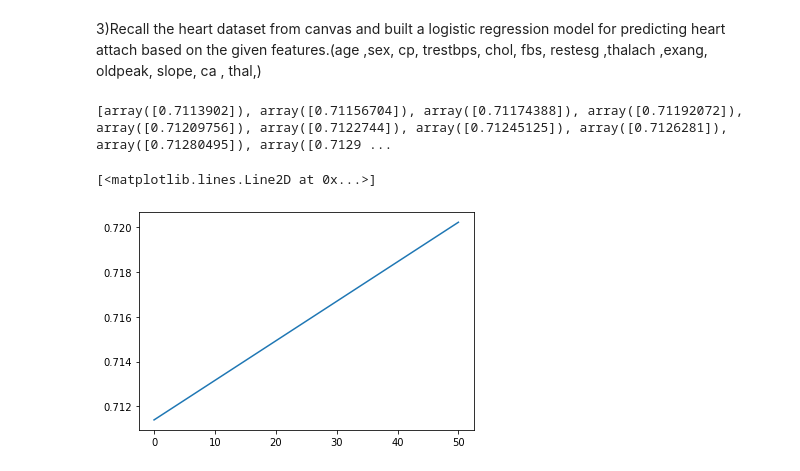
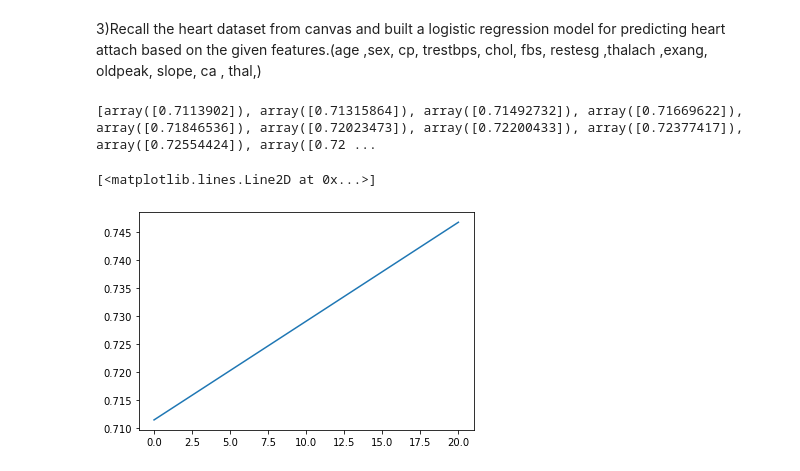
Before and after one commit to 18K41A0247/Assignment-4, a Jupyter notebook: Assignment_4.ipynb, the cells around one changed output. Drawn from its saved outputs; the diff is of its cells as text; code cells hidden in the pictures.

```diff
--- a/Assignment_4.ipynb
+++ b/Assignment_4.ipynb
@@ -230,24 +230,9 @@ w_11=[]
 w_12=[]
 w_13=[]
 w_0=[]
-te=[]
+
 def compute_error(W0, W1, W2, W3, W4, W5, W6, W7, W8, W9, W10, W11, W12, W13, x1, x2, x3, x4, x5, x6, x7, x8, x9, x10, x11, x12, x13, y1):
     totalError = 0
-    x1 = x1
-    x2 = x2
-    x3 = x3
-    x4 = x4
-    x5 = x5
-    x6 = x6
-    x7 = x7
-    x8 = x8
-    x9 = x9
-    x10 = x10
-    x11= x11
-    x12 = x12
-    x13 = x13
-    y1 = y1
-    #print(c,m)
     w_1.append(W1)
     w_2.append(W2)
     w_3.append(W3)
@@ -267,42 +252,11 @@ def compute_error(W0, W1, W2, W3, W4, W5, W6, W7, W8, W9, W10, W11, W12, W13, x1
         a=(1/(1+(np.exp(-1 * a))))
         a = ((y1[i]*np.log2(a))+(1-y1[i])*np.log2(1-a))
         totalError+=(a)
-      #te.append(totalError)
-    #print(te)
-    #err=(np.array(te).sum())
     er.append(-1.0*(totalError/len(x1)))
-    #print(er)
+
 
 def step_gradient(w0_current, w1_current, w2_current, w3_current,w4_current, w5_current, w6_current, w7_current, w8_current, w9_current, w10_current, w11_current, w12_current, w13_current, x1, x2, x3, x4, x5, x6, x7, x8, x9, x10, x11, x12, x13, y1, learningRate):
-    w0_gradient = 0.0
-    w1_gradient = 0.0
-    w2_gradient = 0.0
-    w3_gradient = 0.0
-    w4_gradient = 0.0
-    w5_gradient = 0.0
-    w6_gradient = 0.0
-    w7_gradient = 0.0
-    w8_gradient = 0.0
-    w9_gradient = 0.0
-    w10_gradient = 0.0
-    w11_gradient = 0.0
-    w12_gradient = 0.0
-    w13_gradient = 0.0
     N = float(len(x1))
-    x1 = x1
-    x2 = x2
-    x3 = x3
-    x4 = x4
-    x5 = x5
-    x6 = x6
-    x7 = x7
-    x8 = x8
-    x9 = x9
-    x10 = x10
-    x11 = x11
-    x12 = x12
-    x13 = x13
-    y1 = y1
     wg0=[]
     wg1=[]
     wg2=[]
@@ -363,8 +317,6 @@ def step_gradient(w0_current, w1_current, w2_current, w3_current,w4_current, w5_
         wg13[i] = (x13[i]*(y1[i]-wg13[i]))
 
 
-
-
     w0_gradient=(np.array(wg0).sum())/N
     w1_gradient=(np.array(wg1).sum())/N
     w2_gradient=(np.array(wg2).sum())/N
@@ -413,7 +365,7 @@ def gradient_descent_runner(x1, x2, x3,  x4, x5, x6, x7, x8, x9, x10, x11, x12,
     w13 = starting_w13
     for i in range(num_iterations):
         w0, w1, w2, w3,w4, w5, w6, w7, w8, w9, w10, w11, w12, w13 = step_gradient(w0, w1, w2, w3, w4, w5, w6, w7, w8, w9, w10, w11, w12, w13, x1, x2, x3,x4,x5,x6,x7,x8,x9,x10,x11,x12,x13, y1, learning_rate)
-      #print(c,m)
+
 
 def run():
     data = pd.read_csv('/heart.csv')
@@ -447,35 +399,35 @@ def run():
     x9=np.array(x99)
     x10=np.array(x1010)
     x11=np.array(x1111)
     x12=np.array(x1212)
     x13=np.array(x1313)
     y1=np.array(y11)
     initial_w0 = 1
     initial_w1 = 1
     initial_w2 = 1
     initial_w3 = 1
     initial_w4 = 1
     initial_w5 = 1
     initial_w6 = 1
     initial_w7 = 1
     initial_w8 = 1
     initial_w9 = 1
     initial_w10 = 1
     initial_w11 = 1
     initial_w12 = 1
     initial_w13 = 1
-    learning_rate = 0.0001
-    num_iterations = 50
+    learning_rate = 0.001
+    num_iterations = 20
     compute_error(initial_w0, initial_w1, initial_w2, initial_w3, initial_w4, initial_w5, initial_w6, initial_w7, initial_w8, initial_w9, initial_w10, initial_w11, initial_w12, initial_w13, x1, x2, x3,x4,x5,x6,x7,x8,x9,x10,x11,x12,x13, y1)
     gradient_descent_runner(x1, x2, x3,x4,x5,x6,x7,x8,x9,x10,x11,x12,x13, y1, initial_w0, initial_w1, initial_w2,initial_w3,initial_w4,initial_w5,initial_w6,initial_w7,initial_w8,initial_w9,initial_w10,initial_w11,initial_w12, initial_w13,learning_rate, num_iterations)
 
 
 
 run()
-it=np.arange(0,51)
+it=np.arange(0,21)
 print(er)
 plt.plot(it,er)
 # %% [output]
-[array([0.7113902]), array([0.71156704]), array([0.71174388]), array([0.71192072]), array([0.71209756]), array([0.7122744]), array([0.71245125]), array([0.7126281]), array([0.71280495]), array([0.7129 ...
+[array([0.7113902]), array([0.71315864]), array([0.71492732]), array([0.71669622]), array([0.71846536]), array([0.72023473]), array([0.72200433]), array([0.72377417]), array([0.72554424]), array([0.72 ...
 [<matplotlib.lines.Line2D at 0x...>]
-[figure, old version]
+[figure, new version]
```
